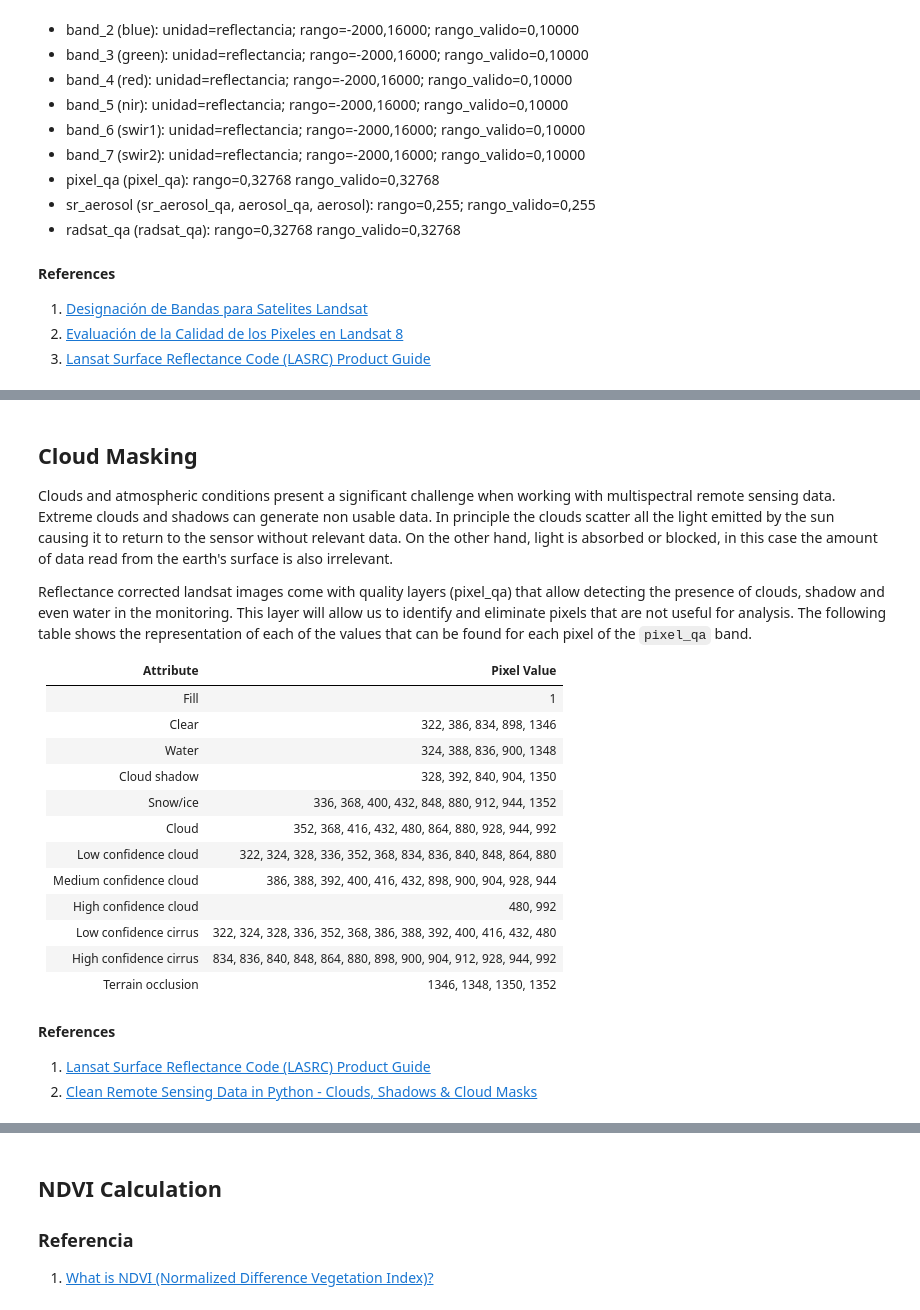
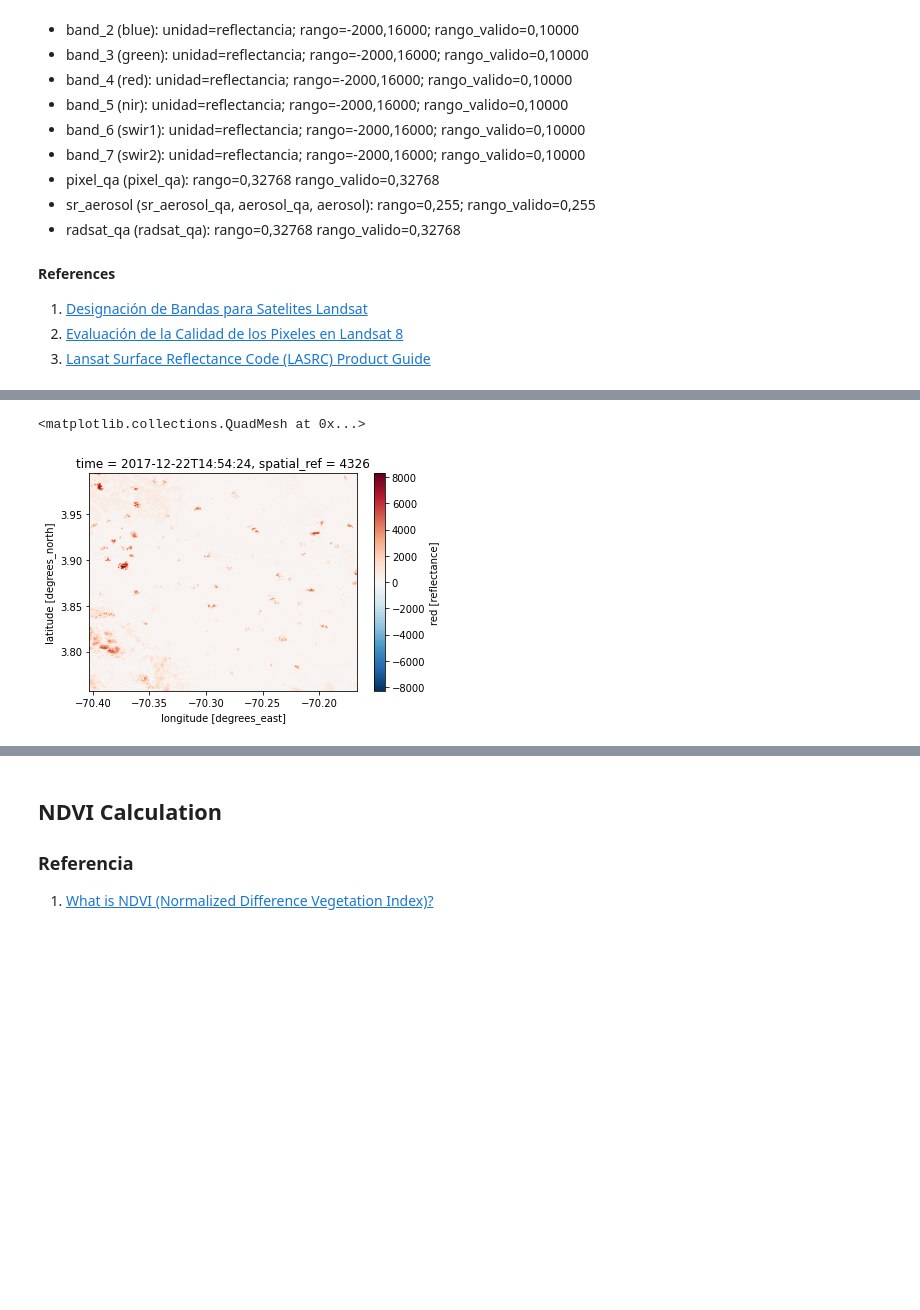
Before and after one commit to DonAurelio/open-datacube-workshop, a Jupyter notebook: version_1.8.2/notebooks/4. Landsat 8 - Normalized Vegetation Index (NDVI).ipynb, the cells around one changed output, grey strips where cells are left out. Saved outputs shown, nothing was run; the diff lists cells and outputs as text; code cells hidden in the pictures; blank space fills up the shorter version.

```diff
--- a/version_1.8.2/notebooks/4. Landsat 8 - Normalized Vegetation Index (NDVI).ipynb
+++ b/version_1.8.2/notebooks/4. Landsat 8 - Normalized Vegetation Index (NDVI).ipynb
@@ -43,7 +48,5 @@ Information on the valid values for each band is found below:
 # %%
 %%time
-
-import datacube
 
 dc = datacube.Datacube(app="NDVI")
 
@@ -51,15 +54,14 @@ xarr = dc.load(
     # Satellite
     product="LS8_OLI_LASRC",
 
-    # Area to be requested
-    latitude=(3.75702418296, 4.23180268296),
-    longitude=(-70.402981323, -69.930490073),
-
+    # Area to be requested 0.23738925
+    latitude=(3.75702418296, 3.99441343296),
+    longitude=(-70.402981323, -70.166735698),
     # Time format (YYYY-MM-DD)
     # time=("2017-12-21","2017-12-23"),
 
     # Image spectral bands
-    measurements=['red', 'green', 'blue'],
+    measurements=['red', 'nir','pixel_qa'],
     output_crs='EPSG:4326',
     resolution=(-0.000271302,0.000269995)
 )
@@ -121,27 +87,9 @@ rgb.plot.imshow(
-# %% [markdown]
-## Cloud Masking
-
-Clouds and atmospheric conditions present a significant challenge when working with multispectral remote sensing data. Extreme clouds and shadows can generate non usable data. In principle the clouds scatter all the light emitted by the sun causing it to return to the sensor without relevant data. On the other hand, light is absorbed or blocked, in this case the amount of data read from the earth's surface is also irrelevant.
-
-Reflectance corrected landsat images come with quality layers (pixel_qa) that allow detecting the presence of clouds, shadow and even water in the monitoring. This layer will allow us to identify and eliminate pixels that are not useful for analysis. The following table shows the representation of each of the values that can be found for each pixel of the `pixel_qa` band.
-
-| Attribute                | Pixel Value                                                     |
-|--------------------------|-----------------------------------------------------------------|
-| Fill                     | 1                                                               |
-| Clear                    | 322, 386, 834, 898, 1346                                        |
-| Water                    | 324, 388, 836, 900, 1348                                        |
-| Cloud shadow             | 328, 392, 840, 904, 1350                                        |
-| Snow/ice                 | 336, 368, 400, 432, 848, 880, 912, 944, 1352                    |
-| Cloud                    | 352, 368, 416, 432, 480, 864, 880, 928, 944, 992                |
-| Low confidence cloud     | 322, 324, 328, 336, 352, 368, 834, 836, 840, 848, 864, 880      |
-| Medium confidence cloud  | 386, 388, 392, 400, 416, 432, 898, 900, 904, 928, 944           |
-| High confidence cloud    | 480, 992                                                        |
-| Low confidence cirrus    | 322, 324, 328, 336, 352, 368, 386, 388, 392, 400, 416, 432, 480 |
-| High confidence cirrus   | 834, 836, 840, 848, 864, 880, 898, 900, 904, 912, 928, 944, 992 |
-| Terrain occlusion        | 1346, 1348, 1350, 1352                                          |
-
-
-#### References
-
-1. [Lansat Surface Reflectance Code (LASRC) Product Guide](https://prd-wret.s3-us-west-2.amazonaws.com/assets/palladium/production/atoms/files/LSDS-1368_L8_SurfaceReflectanceCode-LASRC_ProductGuide-v2.pdf)
-2. [Clean Remote Sensing Data in Python - Clouds, Shadows & Cloud Masks](https://www.earthdatascience.org/courses/earth-analytics-python/multispectral-remote-sensing-modis/cloud-masks-with-spectral-data-python/)
+# %%
+# Imagen de una sola banda
+xarr.red.plot()
+
+# Valor de un pixel en el tiempo
+# xarr.red[0][0][0]
+# %% [output]
+<matplotlib.collections.QuadMesh at 0x...>
+[figure, added]
```
Also changed, not shown: parts of 10 cells of this notebook, 1 other file.
